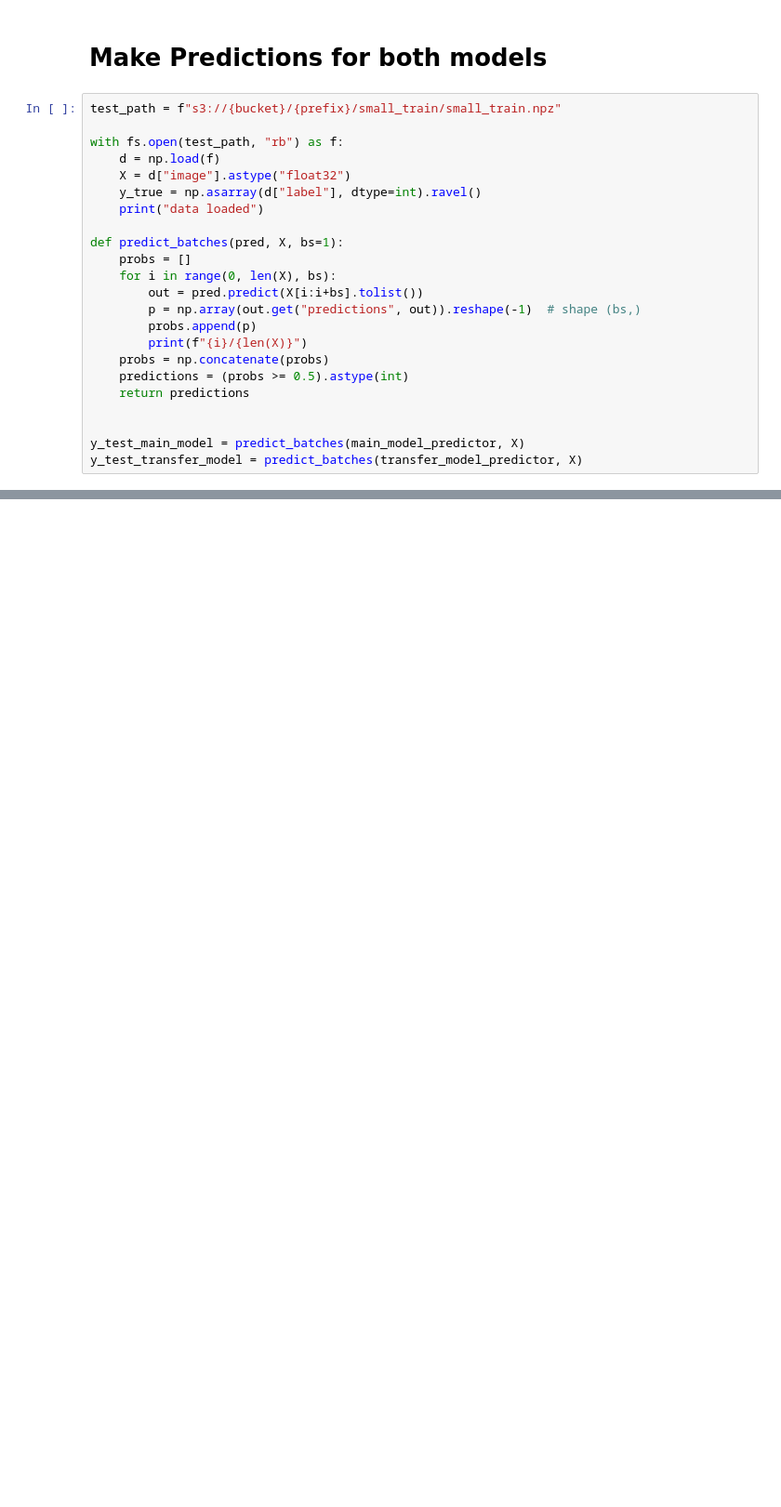
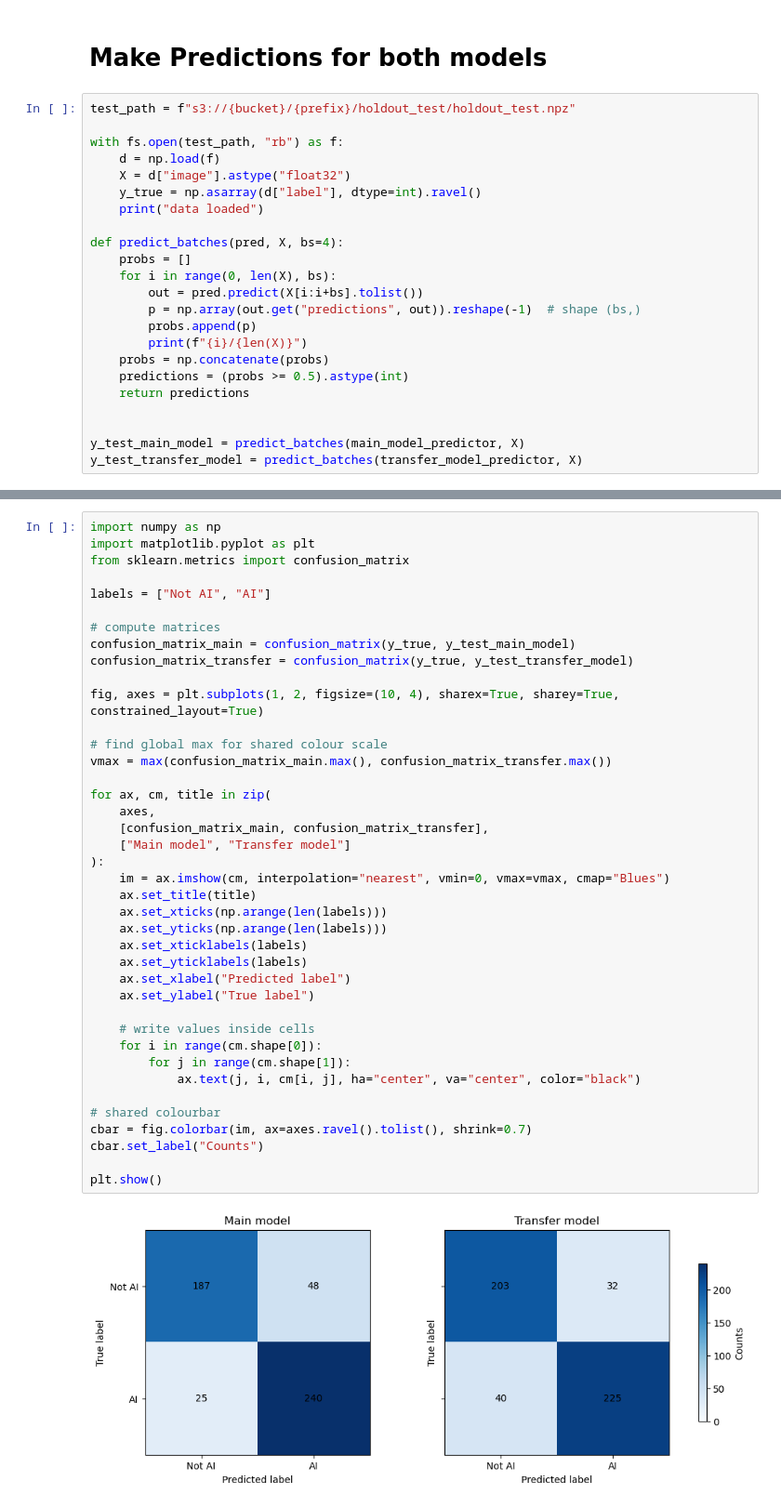
Before and after one commit to H-unter/MA3832-Assignment-3, a Jupyter notebook: code/model_evaluation.ipynb, the cells around one changed output, grey strips where cells are left out. Shown at 93% size. Drawn from its saved outputs; the diff is of its cells as text; blank space fills up the shorter version.

Commit message:
Perform model comparison on holdout test set

```diff
--- a/code/model_evaluation.ipynb
+++ b/code/model_evaluation.ipynb
@@ -73,7 +63,7 @@ except Exception: # has already been deployed, so just call the existing endpoin
 # %% [markdown]
 # Make Predictions for both models
 # %%
-test_path = f"s3://{bucket}/{prefix}/small_train/small_train.npz"
+test_path = f"s3://{bucket}/{prefix}/holdout_test/holdout_test.npz"
 
 with fs.open(test_path, "rb") as f:
     d = np.load(f)
@@ -81,7 +71,7 @@ with fs.open(test_path, "rb") as f:
     y_true = np.asarray(d["label"], dtype=int).ravel()
     print("data loaded")
 
-def predict_batches(pred, X, bs=1):
+def predict_batches(pred, X, bs=4):
     probs = []
     for i in range(0, len(X), bs):
         out = pred.predict(X[i:i+bs].tolist())
@@ -97,0 +134,42 @@ y_test_transfer_model = predict_batches(transfer_model_predictor, X)
+# %%
+import numpy as np
+import matplotlib.pyplot as plt
+from sklearn.metrics import confusion_matrix
+
+labels = ["Not AI", "AI"]
+
+# compute matrices
+confusion_matrix_main = confusion_matrix(y_true, y_test_main_model)
+confusion_matrix_transfer = confusion_matrix(y_true, y_test_transfer_model)
+
+fig, axes = plt.subplots(1, 2, figsize=(10, 4), sharex=True, sharey=True, constrained_layout=True)
+
+# find global max for shared colour scale
+vmax = max(confusion_matrix_main.max(), confusion_matrix_transfer.max())
+
+for ax, cm, title in zip(
+    axes,
+    [confusion_matrix_main, confusion_matrix_transfer],
+    ["Main model", "Transfer model"]
+):
+    im = ax.imshow(cm, interpolation="nearest", vmin=0, vmax=vmax, cmap="Blues")
+    ax.set_title(title)
+    ax.set_xticks(np.arange(len(labels)))
+    ax.set_yticks(np.arange(len(labels)))
+    ax.set_xticklabels(labels)
+    ax.set_yticklabels(labels)
+    ax.set_xlabel("Predicted label")
+    ax.set_ylabel("True label")
+
+    # write values inside cells
+    for i in range(cm.shape[0]):
+        for j in range(cm.shape[1]):
+            ax.text(j, i, cm[i, j], ha="center", va="center", color="black")
+
+# shared colourbar
+cbar = fig.colorbar(im, ax=axes.ravel().tolist(), shrink=0.7)
+cbar.set_label("Counts")
+
+plt.show()
+# %% [output]
+[figure, added]
```
Also changed, not shown: parts of 3 cells of this notebook.
